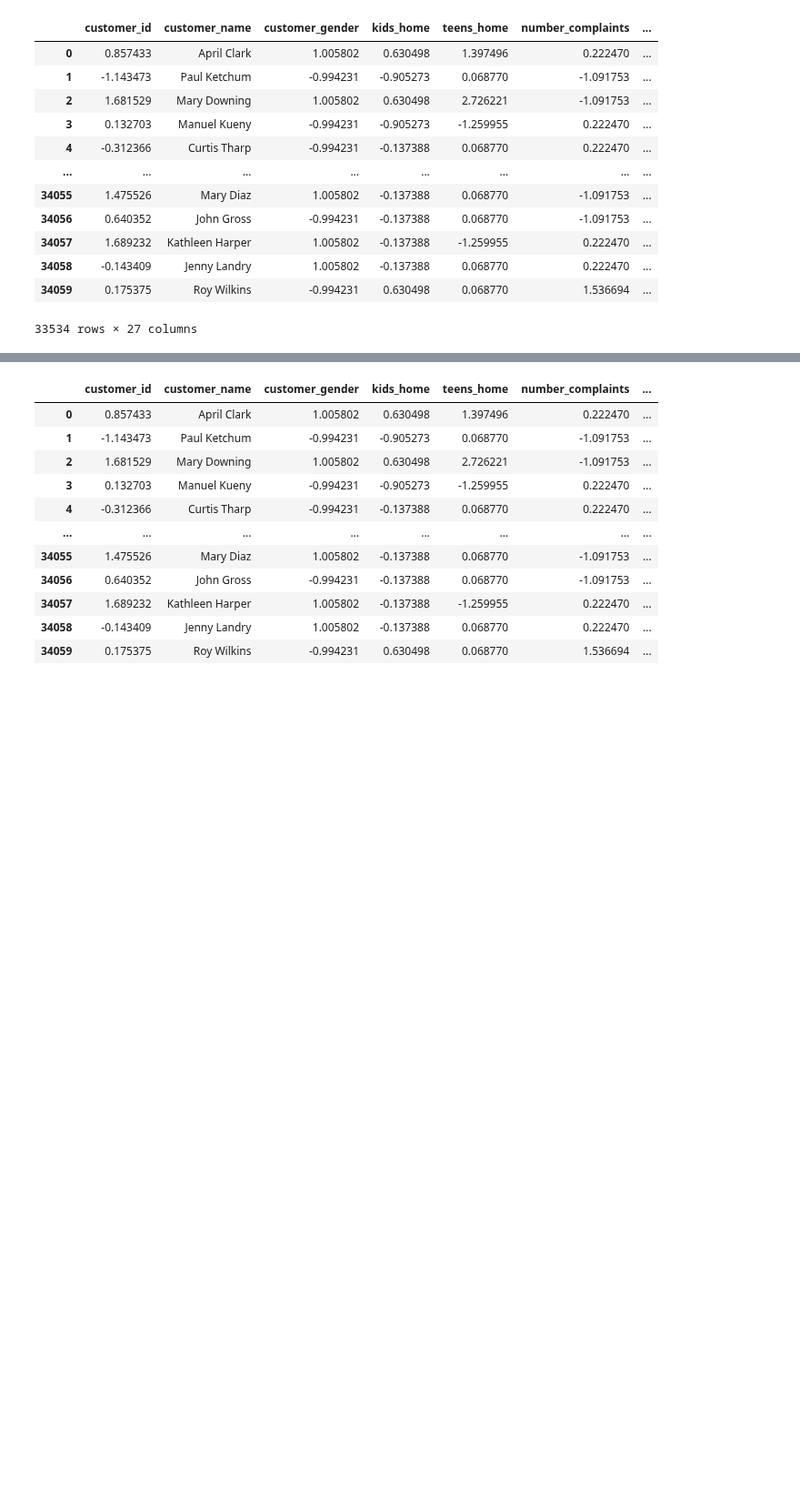
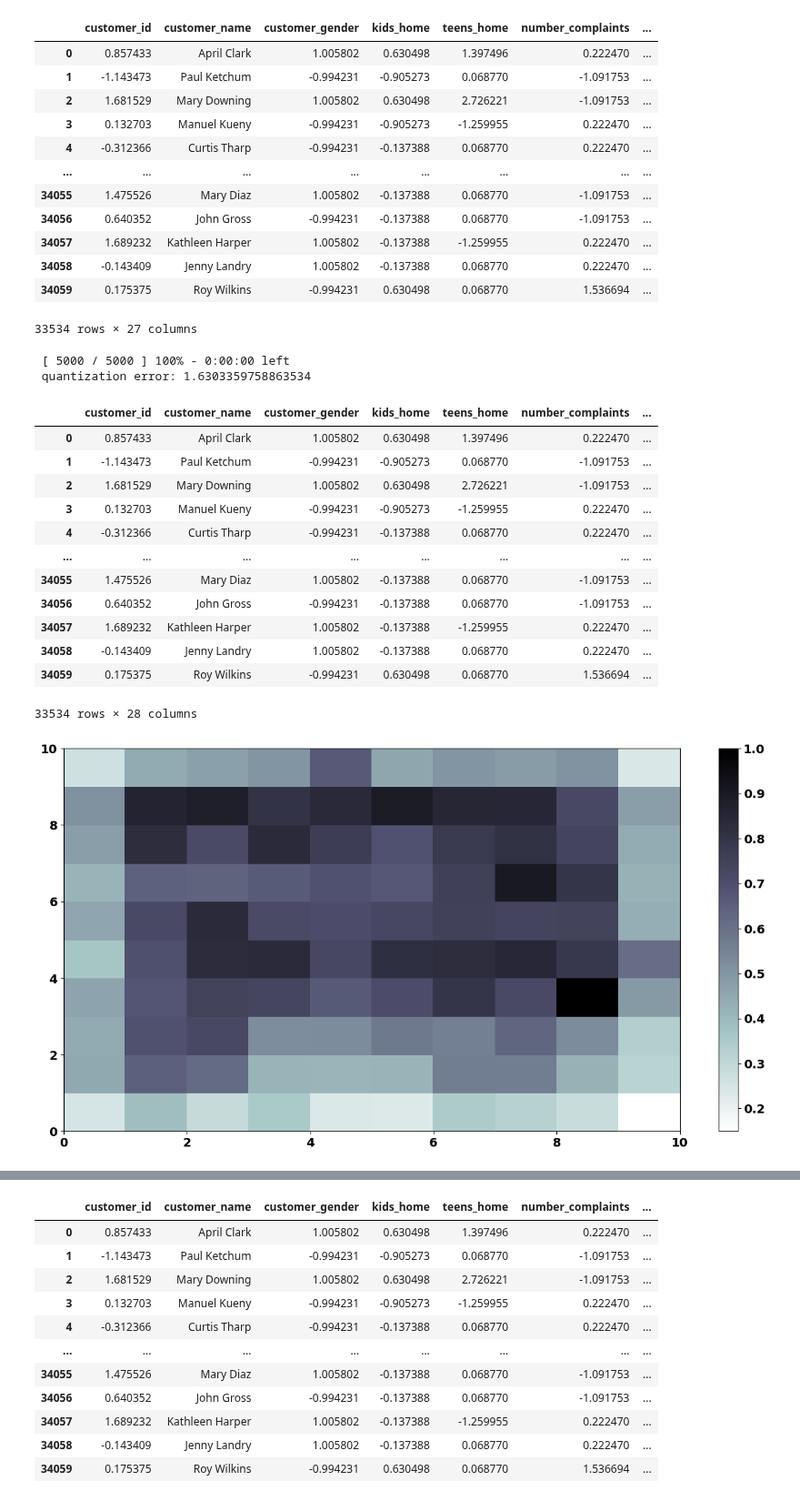
Before and after one commit to Constmsa/ml2.project, a Jupyter notebook: Self_Organizing_Maps.ipynb, the cells around one changed output, grey strips where cells are left out. Shown at 91% size. Saved outputs shown, nothing was run; the diff lists cells and outputs as text; code cells hidden in the pictures; blank space fills up the shorter version.

Commit message:
distance map

```diff
--- a/Self_Organizing_Maps.ipynb
+++ b/Self_Organizing_Maps.ipynb
@@ -82,13 +82,36 @@ def train_som_cluster(df, features, som_size=3, iterations=5000, sigma=1.0, lear
                   sigma=sigma,
                   learning_rate=learning_rate)
 
+    np.random.seed(42)
     som.random_weights_init(X)
-    np.random.seed(42)
     som.train(X, num_iteration=iterations, verbose=True)
 
     # 3. Assign cluster to each data point
     df['som_cluster'] = ([som.winner(X[i]) for i in range(0, len(X))])
+
+    plt.pcolor(som.distance_map().T, cmap='bone_r')
+    plt.colorbar()
+
     return df
+# %%
+train_som_cluster(df, features, som_size=10, iterations=5000, sigma=1.0, learning_rate=0.5)
+# %% [output]
+ [ 5000 / 5000 ] 100% - 0:00:00 left
+ quantization error: 1.6303359758863534
+|  | customer_id | customer_name | customer_gender | kids_home | teens_home | number_complaints | ... |
+| 0 | 0.857433 | April Clark | 1.005802 | 0.630498 | 1.397496 | 0.222470 | ... |
+| 1 | -1.143473 | Paul Ketchum | -0.994231 | -0.905273 | 0.068770 | -1.091753 | ... |
+| 2 | 1.681529 | Mary Downing | 1.005802 | 0.630498 | 2.726221 | -1.091753 | ... |
+| 3 | 0.132703 | Manuel Kueny | -0.994231 | -0.905273 | -1.259955 | 0.222470 | ... |
+| 4 | -0.312366 | Curtis Tharp | -0.994231 | -0.137388 | 0.068770 | 0.222470 | ... |
+| ... | ... | ... | ... | ... | ... | ... | ... |
+| 34055 | 1.475526 | Mary Diaz | 1.005802 | -0.137388 | 0.068770 | -1.091753 | ... |
+| 34056 | 0.640352 | John Gross | -0.994231 | -0.137388 | 0.068770 | -1.091753 | ... |
+| 34057 | 1.689232 | Kathleen Harper | 1.005802 | -0.137388 | -1.259955 | 0.222470 | ... |
+| 34058 | -0.143409 | Jenny Landry | 1.005802 | -0.137388 | 0.068770 | 0.222470 | ... |
+| 34059 | 0.175375 | Roy Wilkins | -0.994231 | 0.630498 | 0.068770 | 1.536694 | ... |
+33534 rows × 28 columns
+[figure, added]
 # %%
 df = train_som_cluster(df, features, som_size=3, iterations=5000, sigma=1.0, learning_rate=0.5)
 # %% [output]
```
Also changed, not shown: parts of 1 cell of this notebook.
